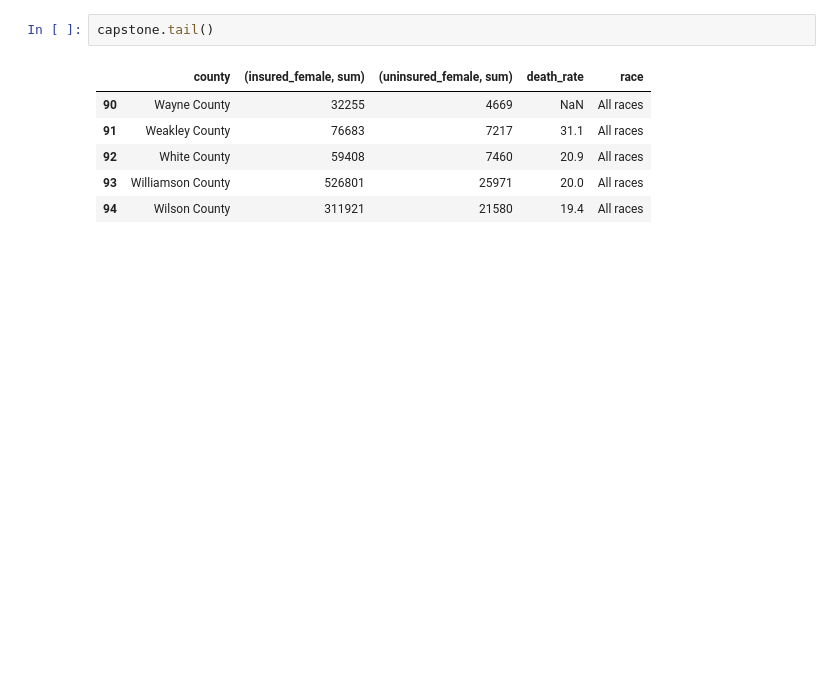
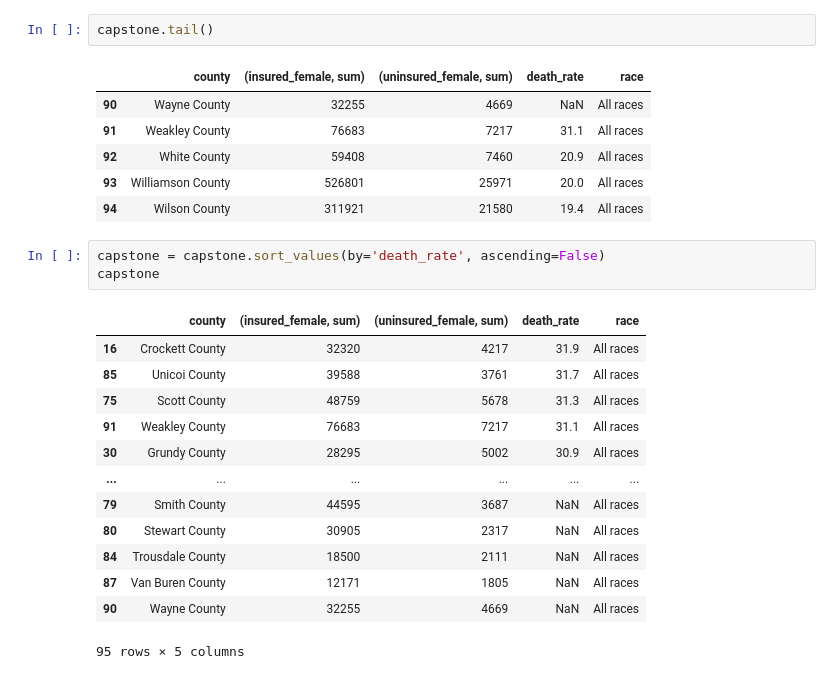
Before and after one commit to tigerbelle07/Capstone, a Jupyter notebook: notebooks/BC_Cap_v2.ipynb, the cells around one changed output. Drawn from its saved outputs; the diff is of its cells as text; blank space fills up the shorter version.

```diff
--- a/notebooks/BC_Cap_v2.ipynb
+++ b/notebooks/BC_Cap_v2.ipynb
@@ -356,3 +356,20 @@ capstone.tail()
 | 92 | White County | 59408 | 7460 | 20.9 | All races |
 | 93 | Williamson County | 526801 | 25971 | 20.0 | All races |
 | 94 | Wilson County | 311921 | 21580 | 19.4 | All races |
+# %%
+capstone = capstone.sort_values(by='death_rate', ascending=False)
+capstone
+# %% [output]
+|  | county | (insured_female, sum) | (uninsured_female, sum) | death_rate | race |
+| 16 | Crockett County | 32320 | 4217 | 31.9 | All races |
+| 85 | Unicoi County | 39588 | 3761 | 31.7 | All races |
+| 75 | Scott County | 48759 | 5678 | 31.3 | All races |
+| 91 | Weakley County | 76683 | 7217 | 31.1 | All races |
+| 30 | Grundy County | 28295 | 5002 | 30.9 | All races |
+| ... | ... | ... | ... | ... | ... |
+| 79 | Smith County | 44595 | 3687 | NaN | All races |
+| 80 | Stewart County | 30905 | 2317 | NaN | All races |
+| 84 | Trousdale County | 18500 | 2111 | NaN | All races |
+| 87 | Van Buren County | 12171 | 1805 | NaN | All races |
+| 90 | Wayne County | 32255 | 4669 | NaN | All races |
+95 rows × 5 columns
```
Also changed, not shown: parts of 4 cells of this notebook.
